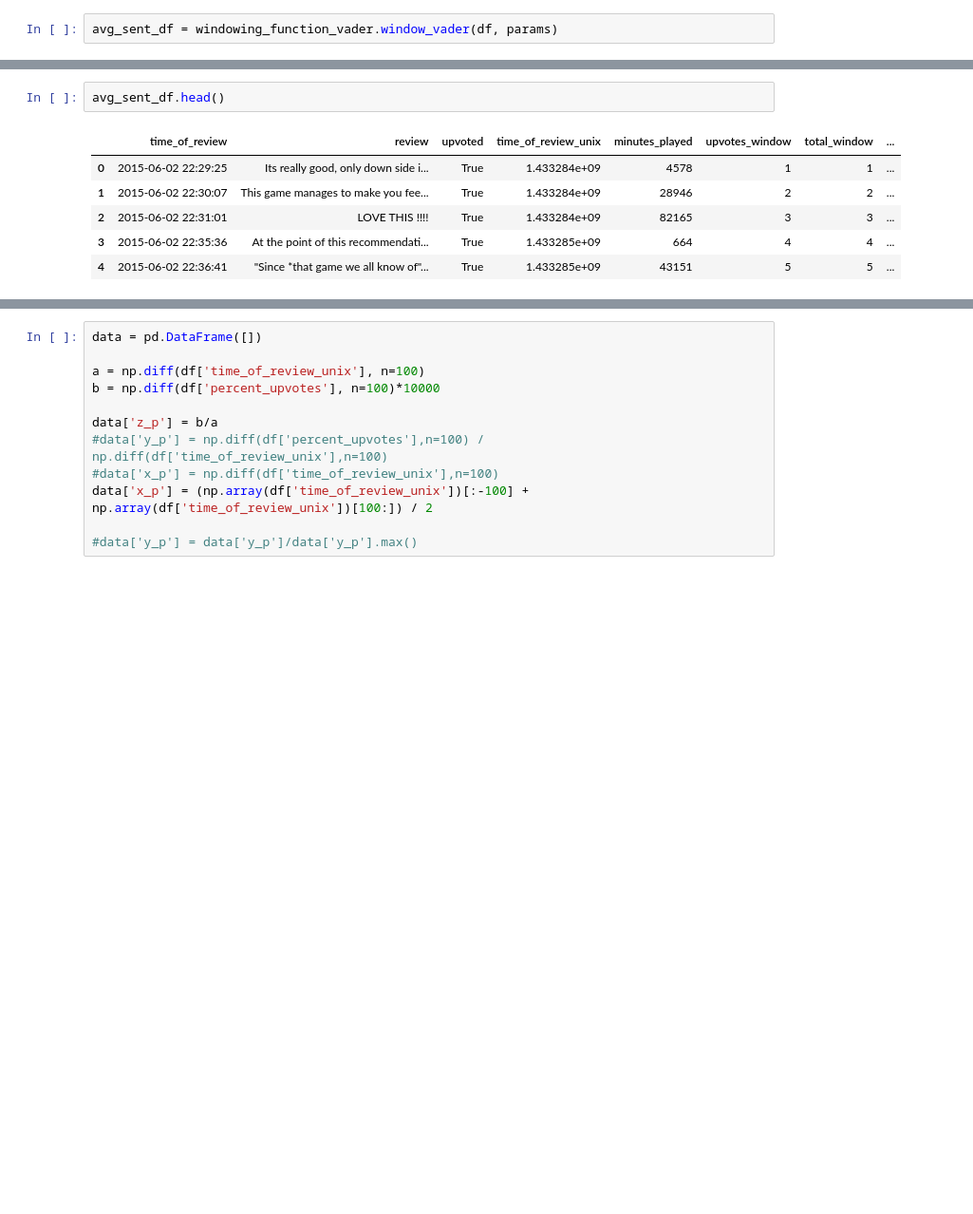
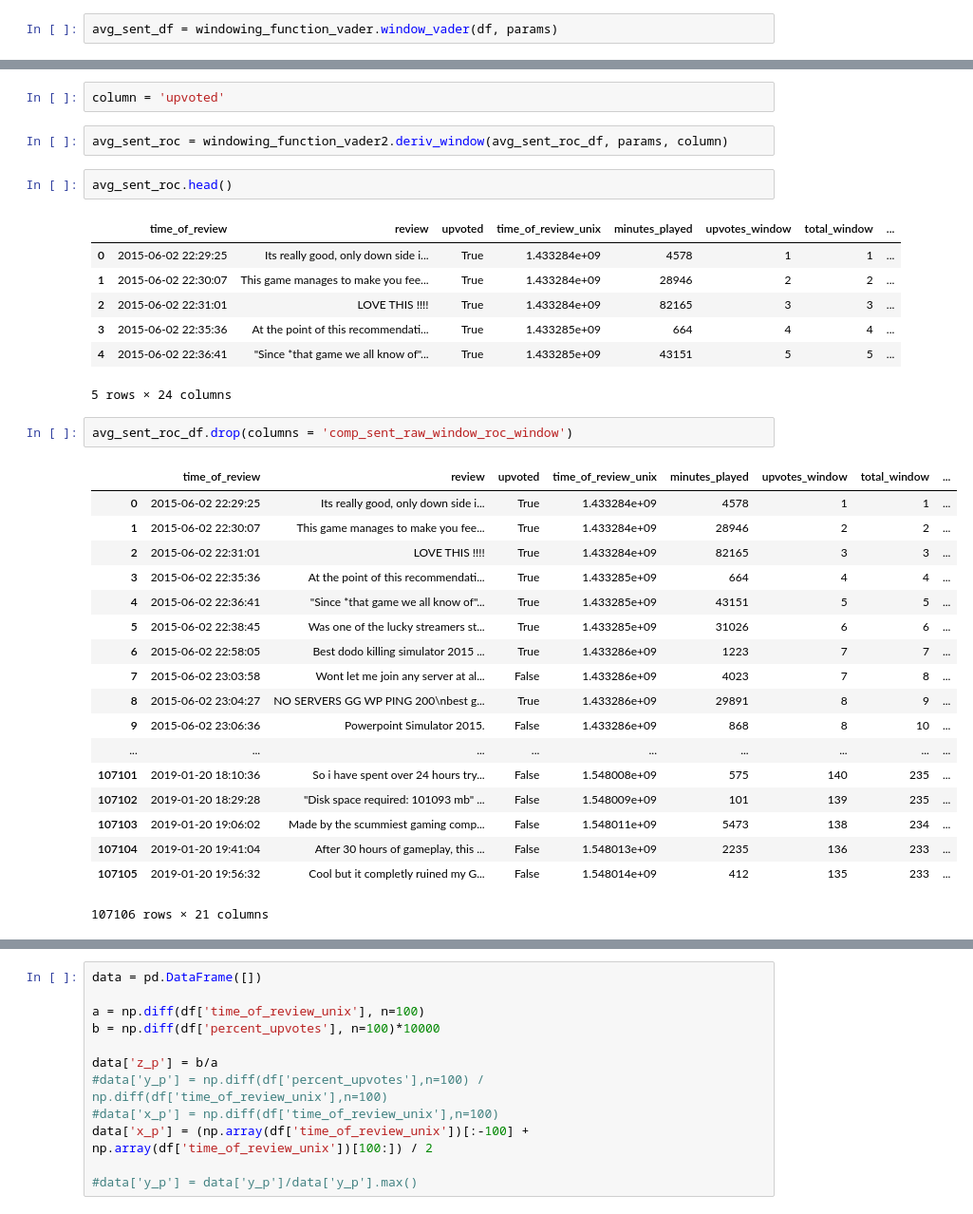
Before and after one commit to tblair7/Gathering_Steam, a Jupyter notebook: plot_windowed_data.ipynb, the cells around one changed output, grey strips where cells are left out. Shown at 95% size. Cells and saved outputs as stored; diff of their text form; blank space fills up the shorter version.

```diff
--- a/plot_windowed_data.ipynb
+++ b/plot_windowed_data.ipynb
@@ -26,5 +83,9 @@ avg_sent_df = windowing_function_vader.window_vader(df, params)
+# %%
+column = 'upvoted'
+# %%
+avg_sent_roc = windowing_function_vader2.deriv_window(avg_sent_roc_df, params, column)
 # %%
-avg_sent_df.head()
+avg_sent_roc.head()
 # %% [output]
 |  | time_of_review | review | upvoted | time_of_review_unix | minutes_played | upvotes_window | total_window | ... |
 | 0 | 2015-06-02 22:29:25 | Its really good, only down side i... | True | 1.433284e+09 | 4578 | 1 | 1 | ... |
@@ -32,6 +93,28 @@ avg_sent_df.head()
 | 2 | 2015-06-02 22:31:01 | LOVE THIS !!!! | True | 1.433284e+09 | 82165 | 3 | 3 | ... |
 | 3 | 2015-06-02 22:35:36 | At the point of this recommendati... | True | 1.433285e+09 | 664 | 4 | 4 | ... |
 | 4 | 2015-06-02 22:36:41 | "Since *that game we all know of"... | True | 1.433285e+09 | 43151 | 5 | 5 | ... |
+5 rows × 24 columns
+# %%
+avg_sent_roc_df.drop(columns = 'comp_sent_raw_window_roc_window')
+# %% [output]
+|  | time_of_review | review | upvoted | time_of_review_unix | minutes_played | upvotes_window | total_window | ... |
+| 0 | 2015-06-02 22:29:25 | Its really good, only down side i... | True | 1.433284e+09 | 4578 | 1 | 1 | ... |
+| 1 | 2015-06-02 22:30:07 | This game manages to make you fee... | True | 1.433284e+09 | 28946 | 2 | 2 | ... |
+| 2 | 2015-06-02 22:31:01 | LOVE THIS !!!! | True | 1.433284e+09 | 82165 | 3 | 3 | ... |
+| 3 | 2015-06-02 22:35:36 | At the point of this recommendati... | True | 1.433285e+09 | 664 | 4 | 4 | ... |
+| 4 | 2015-06-02 22:36:41 | "Since *that game we all know of"... | True | 1.433285e+09 | 43151 | 5 | 5 | ... |
+| 5 | 2015-06-02 22:38:45 | Was one of the lucky streamers st... | True | 1.433285e+09 | 31026 | 6 | 6 | ... |
+| 6 | 2015-06-02 22:58:05 | Best dodo killing simulator 2015 ... | True | 1.433286e+09 | 1223 | 7 | 7 | ... |
+| 7 | 2015-06-02 23:03:58 | Wont let me join any server at al... | False | 1.433286e+09 | 4023 | 7 | 8 | ... |
+| 8 | 2015-06-02 23:04:27 | NO SERVERS GG WP PING 200\nbest g... | True | 1.433286e+09 | 29891 | 8 | 9 | ... |
+| 9 | 2015-06-02 23:06:36 | Powerpoint Simulator 2015. | False | 1.433286e+09 | 868 | 8 | 10 | ... |
+| ... | ... | ... | ... | ... | ... | ... | ... | ... |
+| 107101 | 2019-01-20 18:10:36 | So i have spent over 24 hours try... | False | 1.548008e+09 | 575 | 140 | 235 | ... |
+| 107102 | 2019-01-20 18:29:28 | "Disk space required: 101093 mb" ... | False | 1.548009e+09 | 101 | 139 | 235 | ... |
+| 107103 | 2019-01-20 19:06:02 | Made by the scummiest gaming comp... | False | 1.548011e+09 | 5473 | 138 | 234 | ... |
+| 107104 | 2019-01-20 19:41:04 | After 30 hours of gameplay, this ... | False | 1.548013e+09 | 2235 | 136 | 233 | ... |
+| 107105 | 2019-01-20 19:56:32 | Cool but it completly ruined my G... | False | 1.548014e+09 | 412 | 135 | 233 | ... |
+107106 rows × 21 columns
 # %%
 years = mdates.YearLocator()
 months = mdates.MonthLocator()
```
Also changed, not shown: parts of 11 cells of this notebook, 7 other files.
